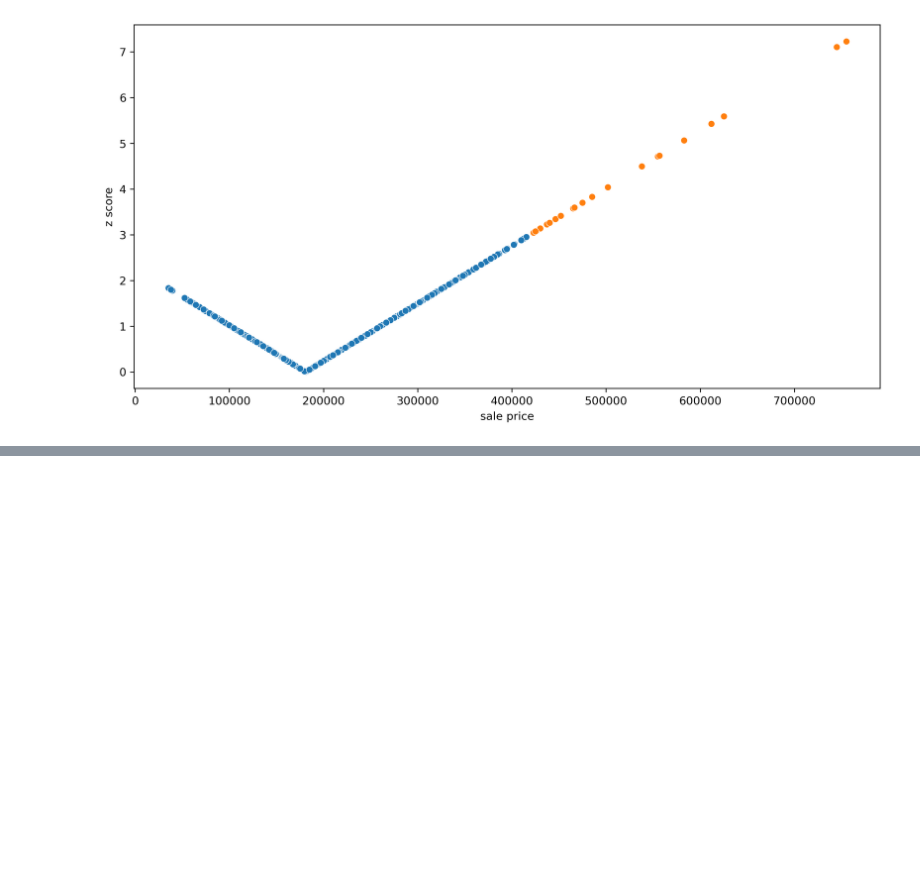
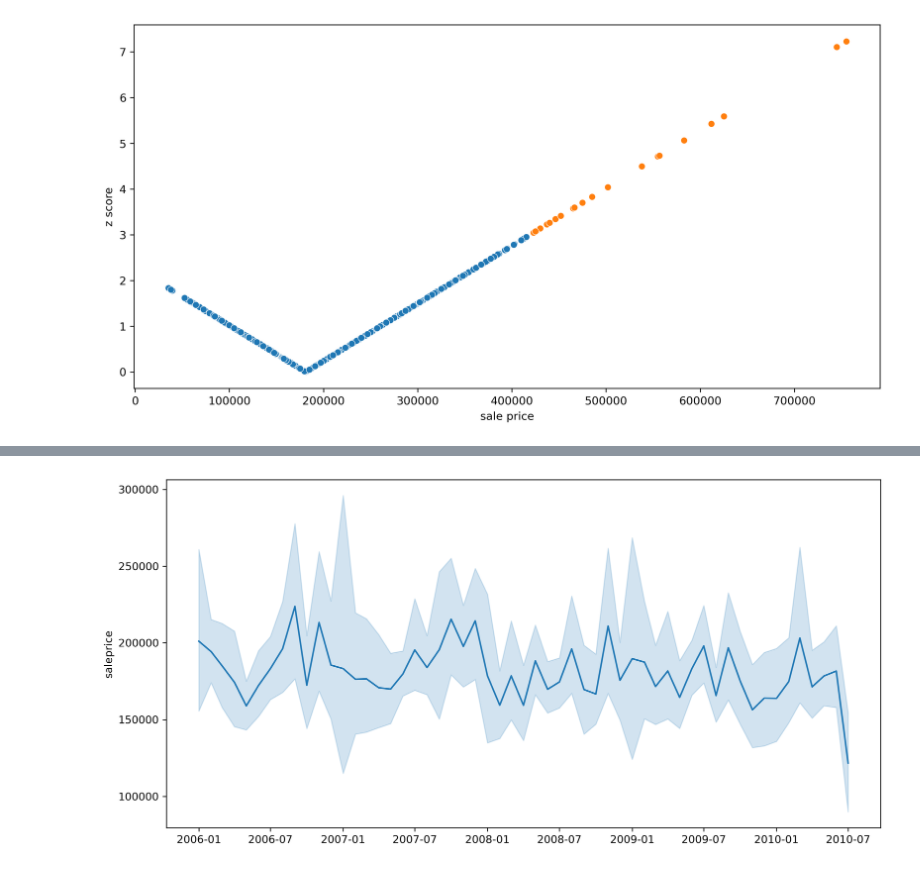
Before and after one commit to ashen007/pandas_data_analysis, a Jupyter notebook: v_3/r_3.ipynb, the cells around one changed output, grey strips where cells are left out. Drawn from its saved outputs; the diff is of its cells as text; code cells hidden in the pictures; blank space fills up the shorter version.

Commit message:
basic visualization

```diff
--- a/v_3/r_3.ipynb
+++ b/v_3/r_3.ipynb
@@ -57,0 +77,8 @@ plt.show()
+# %%
+sold_date = pd.to_datetime(train_data[['yrsold','mosold']].apply(lambda x: '{}-{}'.format(x.yrsold,x.mosold),axis=1))
+# %%
+plt.figure(figsize=[12,6],dpi=300)
+sns.lineplot(x=sold_date,y=train_data.saleprice)
+plt.show()
+# %% [output]
+[figure, added]
```
Also changed, not shown: parts of 2 cells of this notebook.
